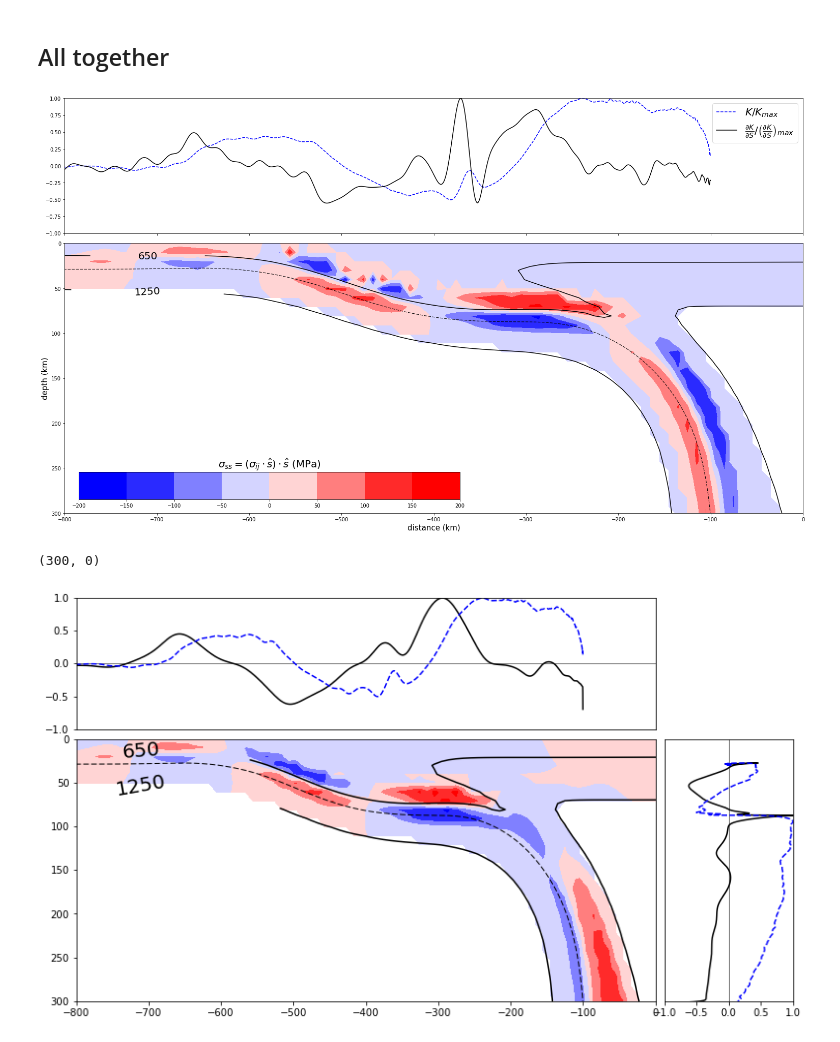
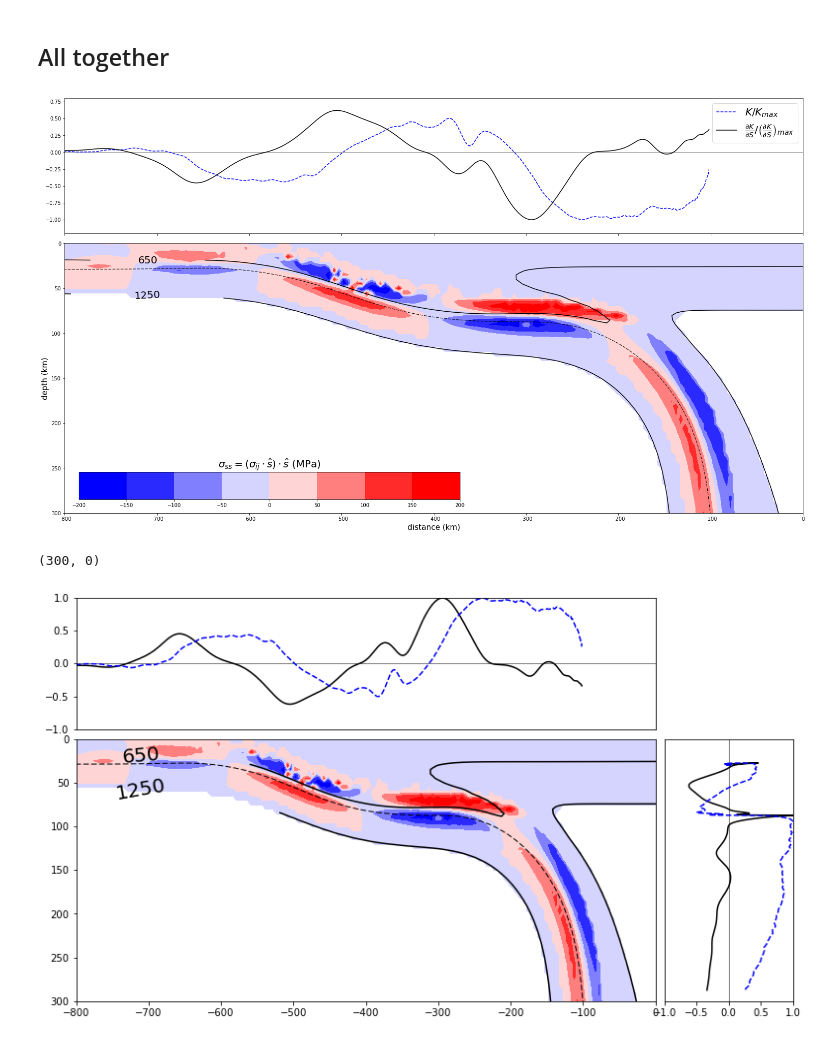
Before and after one commit to dansand/flat_slab, a Jupyter notebook: analysis/stress_curvature.ipynb, the cells around one changed output. Cells and saved outputs as stored; diff of their text form; code cells hidden in the pictures.

```diff
--- a/analysis/stress_curvature.ipynb
+++ b/analysis/stress_curvature.ipynb
@@ -95,8 +103,8 @@ def spline_curves(x, y, s0=0,s1=0, s2=0,s3=0,dx=1.):
 dxMean = ds.mean()
 
 y1, y2, y3 = spline_curves(sortedData[:,0], sortedData[:,1],
-                           s0=5,
-                           s1=1,
+                           s0=4,
+                           s1=2,
                            s2=2,
                            s3=17,
                            dx=dxMean)
@@ -222,7 +300,7 @@ with mesh.deform_mesh():
 
     mesh.data[:,1] = mesh.data[:,1] + 1.0
 # %%
-sigFiles = natsort.natsort(glob2.glob('/workspace2/flat_slab/A/6/sigXX**.h5'))
+sigFiles = natsort.natsort(glob2.glob('/workspace2/flat_slab/A/6/sigSS**.h5'))
 sfile = sigFiles[i]
 sfile
 # %% [output]
@@ -252,7 +330,7 @@ fig.show()
 # %% [output]
 1000.0000000000001
 # %%
-dm = 10/2900.
+dm = 5/2900.
 inset = 0.999999999
 inset_ = 1/inset
 
@@ -361,15 +439,15 @@ ax0 = plt.subplot(gs[0])
 #ax0.plot(2900.*sortedData[:-10],(y2/abs(y2.max()))[:-10] , c= 'k', ls = '--',
 #         label = r'$\frac{K_{,s}}{K_{,s_{max}}}$', lw = 2)
 
-blok = 70
-ax0.plot( 2900.*(sortedData[:,0][blok:-blok]), y2[blok:-blok]/y2[blok:-blok].min(),
+blok = 90
+ax0.plot( 2900.*(sortedData[:,0][blok:-blok]), -1.*y2[blok:-blok]/y2[blok:-blok].min(),
          c = 'b',ls = '--', label = r'$K/K_{max}$' )
-ax0.plot( 2900.*(sortedData[:,0][blok:-blok]), y3[blok:-blok]/y3[blok:-blok].min(),
+ax0.plot( 2900.*(sortedData[:,0][blok:-blok]), -1.*y3[blok:-blok]/y3[blok:-blok].min(),
          c = 'k', label = r'$ \frac{ \partial{K}  }{ \partial{S}} / \left(\frac{ \partial{K}  }{ \partial{S}}\right)_{max} $' )
 
 ax0.hlines(0, -800., 0., linewidths = 0.5)
 ax0.set_xlim(-800., 0.)
-ax0.set_ylim(-1., 1.)
+ax0.set_ylim(-1.2, 0.8)
 
 #ax0.ticklabel_format(style='sci',axis='y', scilimits=(0,0))
 
@@ -419,7 +497,7 @@ cb1.set_label(r'$\sigma_{ss} =  (\sigma_{ij} \cdot \hat s)\cdot \hat s$ (MPa)',
 
 #fig.text(0.15, 0.19,'34 Ma', size = 20)
 # %% [output]
-[figure, old version]
+[figure, new version]
 # %%
 #fig.savefig('stress_curv.png', dpi=250, bbox_inches='tight')
 # %%
@@ -436,7 +514,7 @@ ax2 = plt.subplot(gs[2])
 ax3 = plt.subplot(gs[3])
 
 
-blok = 70
+blok = 90
 ax0.plot( 2900.*(sortedData[:,0][blok:-blok]), y3[blok:-blok]/y3[blok:-blok].min(),
          c = 'k', label = r'$ \frac{ \partial{K}  }{ \partial{S}} / \left(\frac{ \partial{K}  }{ \partial{S}}\right)_{max} $' )
 ax0.plot( 2900.*(sortedData[:,0][blok:-blok]), y2[blok:-blok]/y2[blok:-blok].min(),
@@ -451,31 +529,31 @@ ax0.set_xticks([])
 ax3.plot( y3[blok:-blok]/y3[blok:-blok].min(), 2900.*(1. - sortedData[:,1][blok:-blok]),
                   c = 'k', label = r'$ \frac{ \partial{K}  }{ \partial{S}} / \left(\frac{ \partial{K}  }{ \partial{S}}\right)_{max} $' )
 
 ax3.plot(y2[blok:-blok]/y2[blok:-blok].min(), 2900.*(1. - sortedData[:,1][blok:-blok]),
          c = 'b',ls = '--', label = r'$K/K_{max}$' )
 
 
 
 #ax3.set_ylim(-800, 0)
 ax3.set_ylim(300, 0)
 ax3.set_xlim(-1., 1.)
 ax3.set_yticks([])
 ax3.vlines(0, 300., 0., linewidths = 0.5)
 
 
 
 
 cb = ax2.contourf(stress, cmap='bwr', vmax = 150, vmin = -150,
           extent=[mesh.minCoord[0]*2900, mesh.maxCoord[0]*2900, 0, 1000] )
 
 CS = ax2.contour(temp, colors='k', levels=[650., 1250.],
                  extent=[mesh.minCoord[0]*2900, mesh.maxCoord[0]*2900, 0, 1000] )
 
 ax2.plot(2900.*sortedData[:,0], 2900 - 2900.*sortedData[:,1], c= 'k', ls = '--', lw = 1)
 ax2.clabel(CS, fontsize=20, inline=1, fmt='%1.0f',
            manual=[(-710,25),(-710, 50)], inline_spacing=0.0000001)
 ax2.set_xlim(-800, 0)
 ax2.set_ylim(300, 0)
 # %% [output]
 (300, 0)
-[figure, old version]
+[figure, new version]
```
Also changed, not shown: parts of 39 cells of this notebook, 7 other files.
